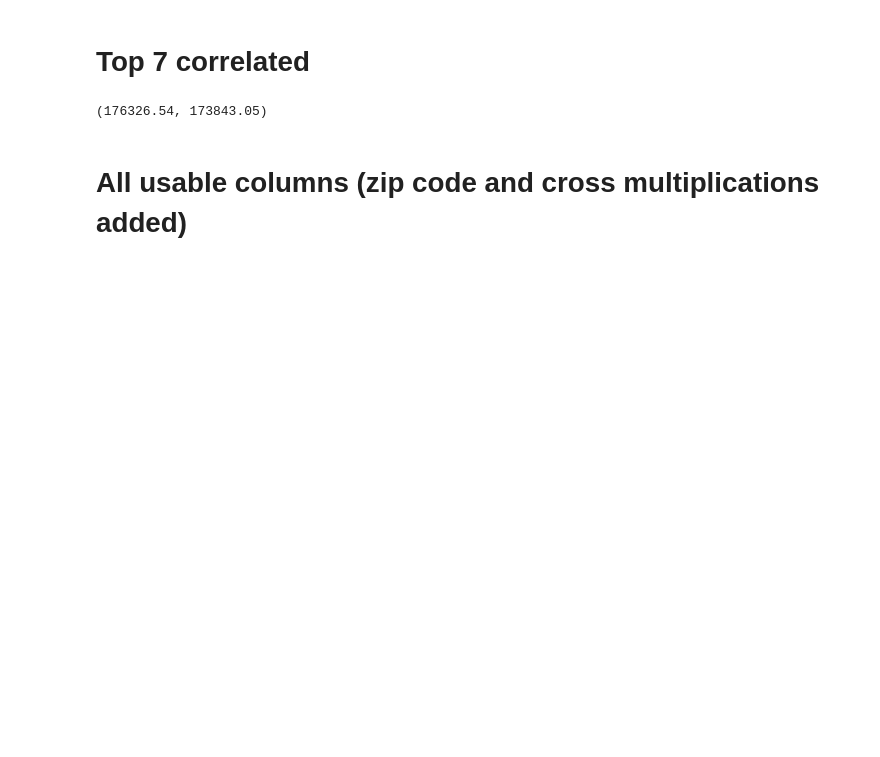
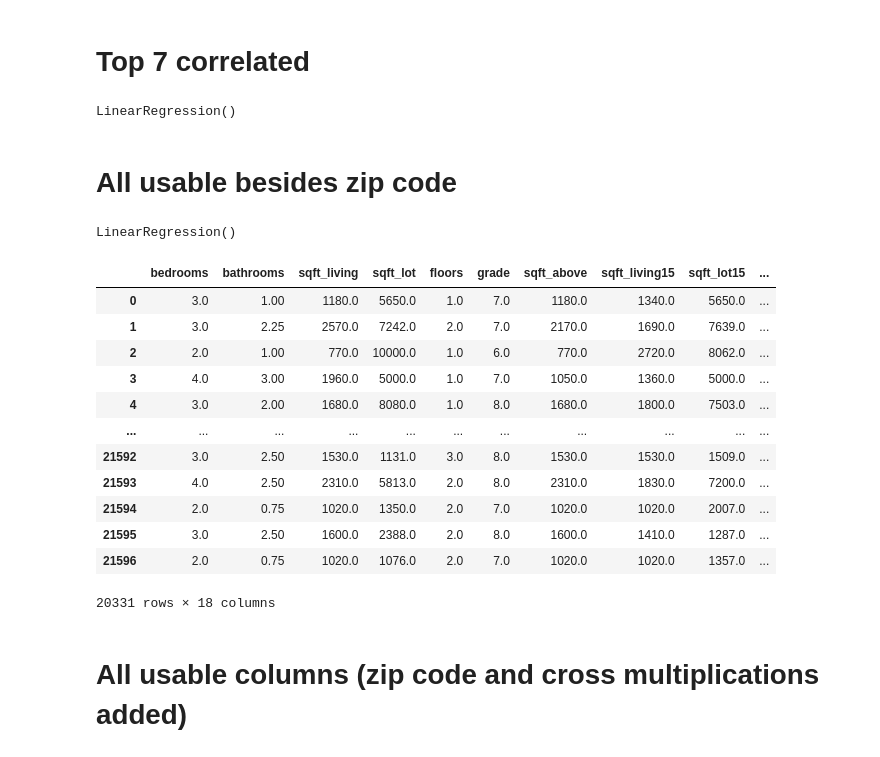
Before and after one commit to willcline613/bsc-phase-two-project, a Jupyter notebook: notebooks/exploratory/will/will-main.ipynb, the cells around one changed output. Cells and saved outputs as stored; diff of their text form; code cells hidden in the pictures; blank space fills up the shorter version.

```diff
--- a/notebooks/exploratory/will/will-main.ipynb
+++ b/notebooks/exploratory/will/will-main.ipynb
@@ -176,7 +205,7 @@ df['sqft_lot'] = df['sqft_lot'].astype(float)
 # %%
 df["age"] = df["yr_built"].map(lambda x: 2021 - x)
 # %%
-df["listing_age"] = df["date"].map(lambda date: float(date.split("/")[0]) + (2021- float(date.split("/")[2]) )*12)
+df["months_ago_sold"] = df["date"].map(lambda date: float(date.split("/")[0]) + (2021- float(date.split("/")[2]) )*12)
 # %% [markdown]
 ### Add zip code(categorical) columns
 # %%
@@ -216,7 +248,7 @@ df["grade&sqft_above"] = df["grade"] * df["sqft_above"]
 # %% [markdown]
 ### Drop useless columns
 # %%
-df.drop(["waterfront", "yr_renovated", "view", "lat", 'yr_built', 'date', 'zipcode', 'id', 'sqft_basement'], axis=1, inplace=True)
+df.drop(["waterfront", "yr_renovated", "view", "lat", 'yr_built', 'date', 'zipcode', 'id', 'sqft_basement', 'zipcode'], axis=1, inplace=True)
 # %% [markdown]
 ### Drop na from dataset
 # %%
@@ -262,9 +294,33 @@ model(top3_df, target)[:2]
 # %%
 top7_df = df[[corrs.keys()[0], corrs.keys()[1], corrs.keys()[2], corrs.keys()[3], corrs.keys()[4], corrs.keys()[5], corrs.keys()[6]]]
 # %%
-model(top7_df, target, standard=True)[:2]
+model(top7_df, target, standard=True)
 # %% [output]
-(176326.54, 173843.05)
+LinearRegression()
+# %% [markdown]
+# All usable besides zip code
+# %%
+all_nozip_df = df[['bedrooms', 'bathrooms', 'sqft_living', 'sqft_lot', 'floors', 'grade','sqft_above', 'sqft_living15', 'sqft_lot15', 'age', 'months_ago_sold', 'sqft_living&above', 'sqft_living&grade', 'sqft_living&living15', 'grade&sqft_above', 'bathrooms&sqft_living', 'sqft_above&sqft_living15', 'grade&sqft_living15']]
+# %%
+model(all_nozip_df, target)
+# %% [output]
+LinearRegression()
+# %%
+all_nozip_df
+# %% [output]
+|  | bedrooms | bathrooms | sqft_living | sqft_lot | floors | grade | sqft_above | sqft_living15 | sqft_lot15 | ... |
+| 0 | 3.0 | 1.00 | 1180.0 | 5650.0 | 1.0 | 7.0 | 1180.0 | 1340.0 | 5650.0 | ... |
+| 1 | 3.0 | 2.25 | 2570.0 | 7242.0 | 2.0 | 7.0 | 2170.0 | 1690.0 | 7639.0 | ... |
+| 2 | 2.0 | 1.00 | 770.0 | 10000.0 | 1.0 | 6.0 | 770.0 | 2720.0 | 8062.0 | ... |
+| 3 | 4.0 | 3.00 | 1960.0 | 5000.0 | 1.0 | 7.0 | 1050.0 | 1360.0 | 5000.0 | ... |
+| 4 | 3.0 | 2.00 | 1680.0 | 8080.0 | 1.0 | 8.0 | 1680.0 | 1800.0 | 7503.0 | ... |
+| ... | ... | ... | ... | ... | ... | ... | ... | ... | ... | ... |
+| 21592 | 3.0 | 2.50 | 1530.0 | 1131.0 | 3.0 | 8.0 | 1530.0 | 1530.0 | 1509.0 | ... |
+| 21593 | 4.0 | 2.50 | 2310.0 | 5813.0 | 2.0 | 8.0 | 2310.0 | 1830.0 | 7200.0 | ... |
+| 21594 | 2.0 | 0.75 | 1020.0 | 1350.0 | 2.0 | 7.0 | 1020.0 | 1020.0 | 2007.0 | ... |
+| 21595 | 3.0 | 2.50 | 1600.0 | 2388.0 | 2.0 | 8.0 | 1600.0 | 1410.0 | 1287.0 | ... |
+| 21596 | 2.0 | 0.75 | 1020.0 | 1076.0 | 2.0 | 7.0 | 1020.0 | 1020.0 | 1357.0 | ... |
+20331 rows × 18 columns
 # %% [markdown]
 # All usable columns (zip code and cross multiplications added)
 # %%
```
Also changed, not shown: parts of 40 cells of this notebook, 7 other files.
